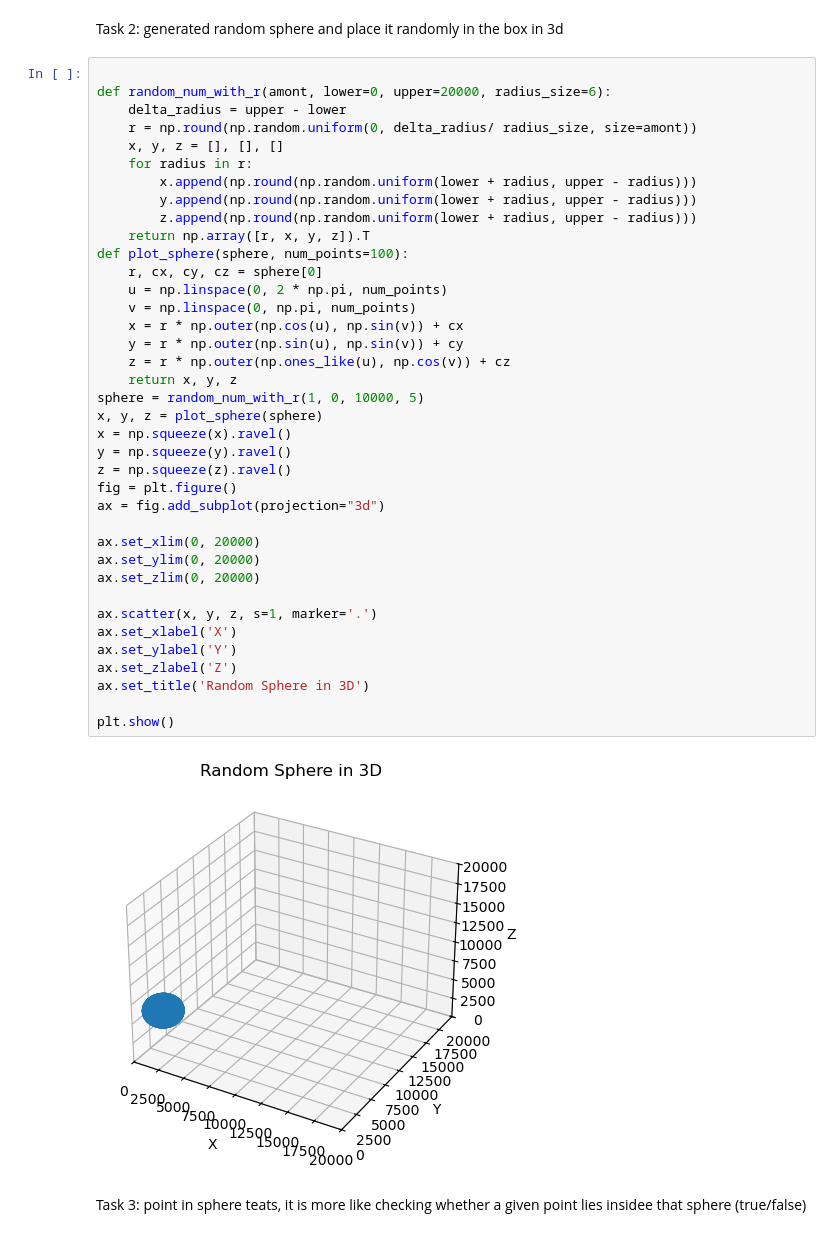
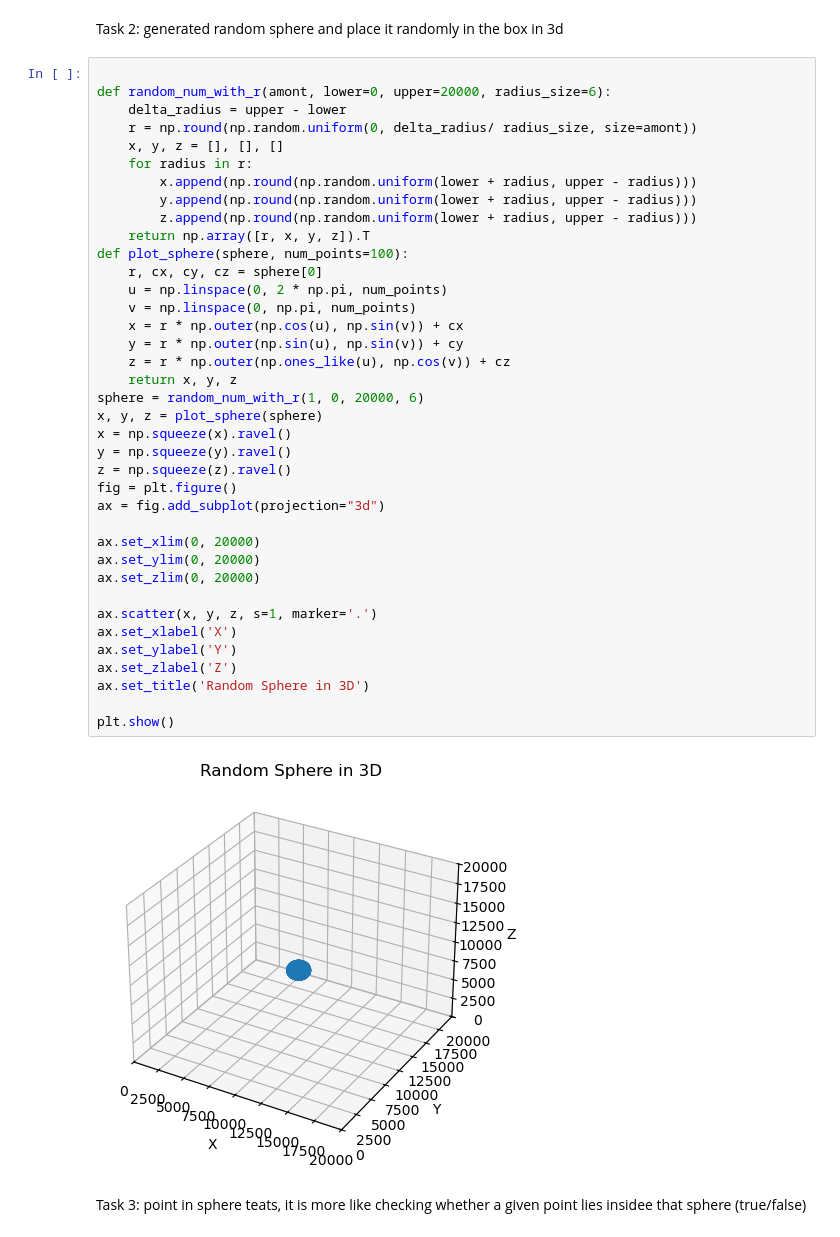
Before and after one commit to baraa-220/project3, a Jupyter notebook: project3.ipynb, the cells around one changed output. Drawn from its saved outputs; the diff is of its cells as text.

```diff
--- a/project3.ipynb
+++ b/project3.ipynb
@@ -140,35 +140,35 @@ def random_num_with_r(amont, lower=0, upper=20000, radius_size=6):
         y.append(np.round(np.random.uniform(lower + radius, upper - radius)))
         z.append(np.round(np.random.uniform(lower + radius, upper - radius)))
     return np.array([r, x, y, z]).T
 def plot_sphere(sphere, num_points=100):
     r, cx, cy, cz = sphere[0]
     u = np.linspace(0, 2 * np.pi, num_points)
     v = np.linspace(0, np.pi, num_points)
     x = r * np.outer(np.cos(u), np.sin(v)) + cx
     y = r * np.outer(np.sin(u), np.sin(v)) + cy
     z = r * np.outer(np.ones_like(u), np.cos(v)) + cz
     return x, y, z
-sphere = random_num_with_r(1, 0, 10000, 5)
+sphere = random_num_with_r(1, 0, 20000, 6)
 x, y, z = plot_sphere(sphere)
 x = np.squeeze(x).ravel()
 y = np.squeeze(y).ravel()
 z = np.squeeze(z).ravel()
 fig = plt.figure()
 ax = fig.add_subplot(projection="3d")
 
 ax.set_xlim(0, 20000)
 ax.set_ylim(0, 20000)
 ax.set_zlim(0, 20000)
 
 ax.scatter(x, y, z, s=1, marker='.')
 ax.set_xlabel('X')
 ax.set_ylabel('Y')
 ax.set_zlabel('Z')
 ax.set_title('Random Sphere in 3D')
 
 plt.show()
 # %% [output]
-[figure, old version]
+[figure, new version]
 # %% [markdown]
 Task 3: point in sphere teats, it is more like checking whether a given point lies insidee that sphere (true/false)
 # %%
```
Also changed, not shown: parts of 3 cells of this notebook.
